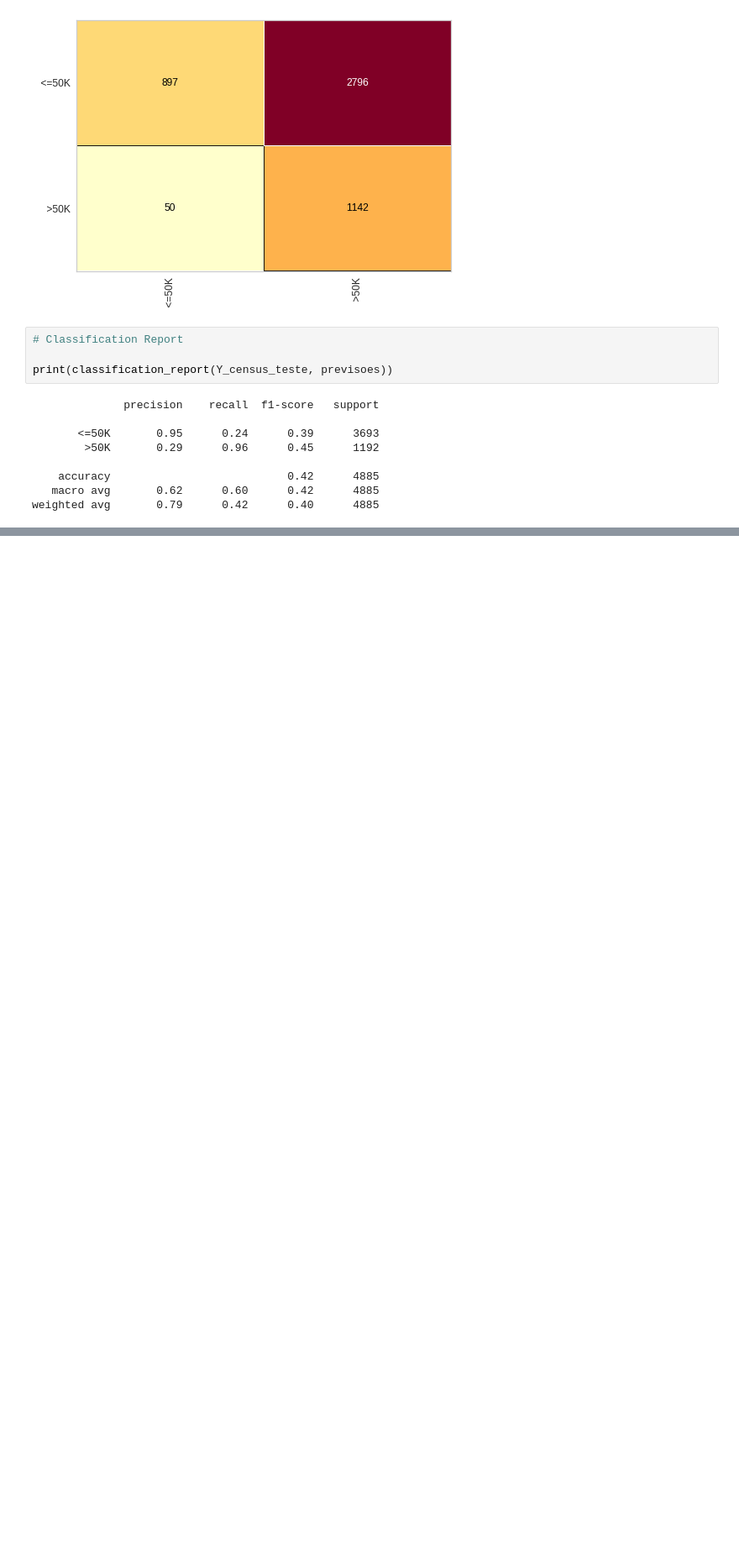
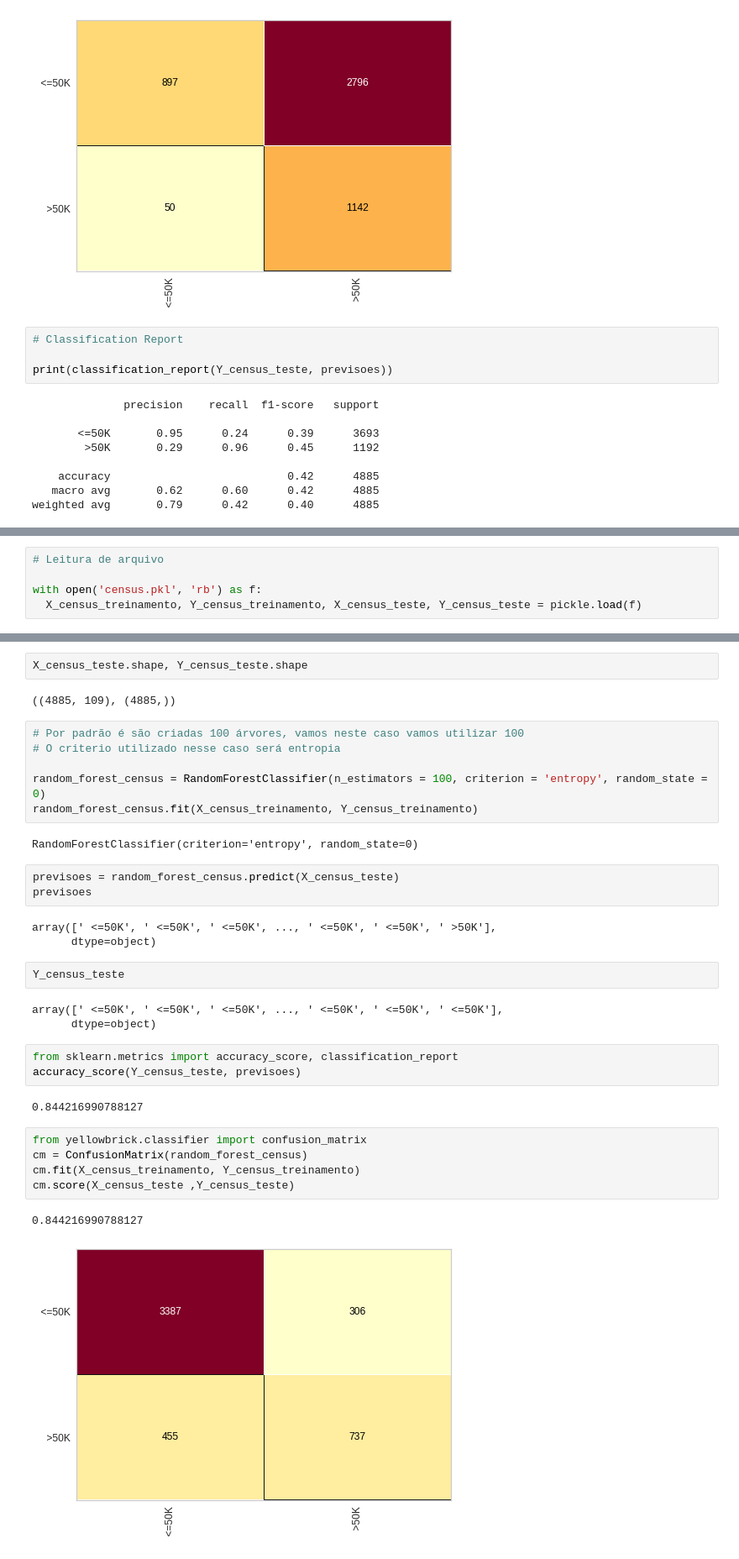
Before and after one commit to LeandroMartins0/base_census, a Jupyter notebook: Base_Census.ipynb, the cells around one changed output, grey strips where cells are left out. Shown at 84% size. Saved outputs shown, nothing was run; the diff lists cells and outputs as text; blank space fills up the shorter version.

```diff
--- a/Base_Census.ipynb
+++ b/Base_Census.ipynb
@@ -399,0 +551,5 @@ weighted avg       0.79      0.42      0.40      4885
+# %%
+# Leitura de arquivo
+
+with open('census.pkl', 'rb') as f:
+  X_census_treinamento, Y_census_treinamento, X_census_teste, Y_census_teste = pickle.load(f)
@@ -399,0 +560,36 @@ weighted avg       0.79      0.42      0.40      4885
+# %%
+X_census_teste.shape, Y_census_teste.shape
+# %% [output]
+((4885, 109), (4885,))
+# %%
+# Por padrão é são criadas 100 árvores, vamos neste caso vamos utilizar 100
+# O criterio utilizado nesse caso será entropia
+
+random_forest_census = RandomForestClassifier(n_estimators = 100, criterion = 'entropy', random_state = 0)
+random_forest_census.fit(X_census_treinamento, Y_census_treinamento)
+# %% [output]
+RandomForestClassifier(criterion='entropy', random_state=0)
+# %%
+previsoes = random_forest_census.predict(X_census_teste)
+previsoes
+# %% [output]
+array([' <=50K', ' <=50K', ' <=50K', ..., ' <=50K', ' <=50K', ' >50K'],
+      dtype=object)
+# %%
+Y_census_teste
+# %% [output]
+array([' <=50K', ' <=50K', ' <=50K', ..., ' <=50K', ' <=50K', ' <=50K'],
+      dtype=object)
+# %%
+from sklearn.metrics import accuracy_score, classification_report
+accuracy_score(Y_census_teste, previsoes)
+# %% [output]
+0.844216990788127
+# %%
+from yellowbrick.classifier import confusion_matrix
+cm = ConfusionMatrix(random_forest_census)
+cm.fit(X_census_treinamento, Y_census_treinamento)
+cm.score(X_census_teste ,Y_census_teste)
+# %% [output]
+0.844216990788127
+[figure, added]
```
Also changed, not shown: parts of 43 cells of this notebook.
